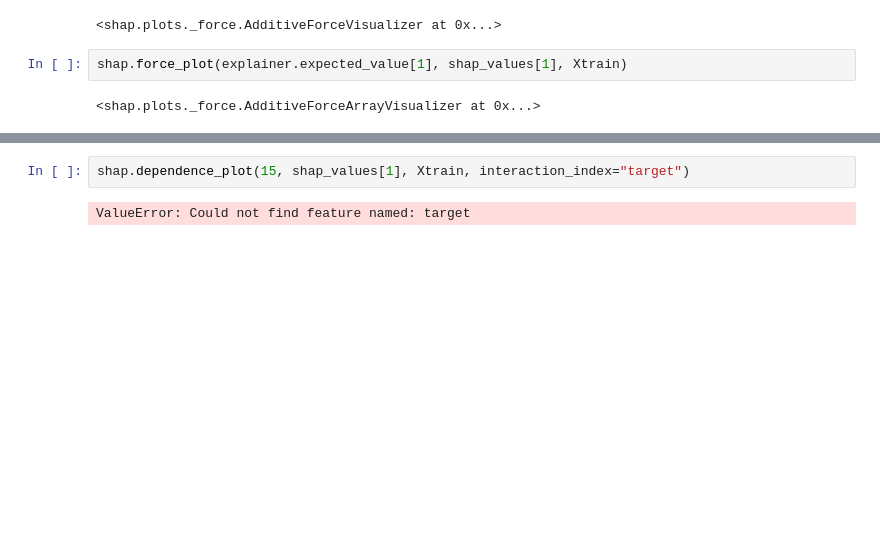
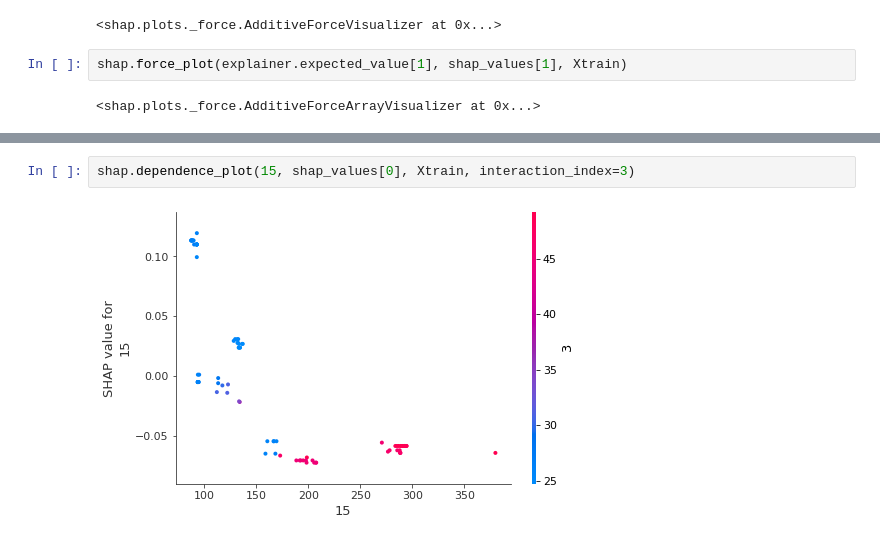
Before and after one commit to LabsStars/Shap_SHM, a Jupyter notebook: Dados - Experimento com Porcas - 3 Vigas de Aço/modelo_shap_SHM.ipynb, the cells around one changed output, grey strips where cells are left out. Cells and saved outputs as stored; diff of their text form; blank space fills up the shorter version.

Commit message:
shm shap corr

```diff
--- a/Dados - Experimento com Porcas - 3 Vigas de Aço/modelo_shap_SHM.ipynb
+++ b/Dados - Experimento com Porcas - 3 Vigas de Aço/modelo_shap_SHM.ipynb
@@ -310,4 +300,4 @@ shap.summary_plot(shap_values[1], Xtrain)
 # %%
-shap.dependence_plot(15, shap_values[1], Xtrain, interaction_index="target")
+shap.dependence_plot(15, shap_values[0], Xtrain, interaction_index=3)
 # %% [output]
-ValueError: Could not find feature named: target
+[figure, added]
```
Also changed, not shown: parts of 20 cells of this notebook.
